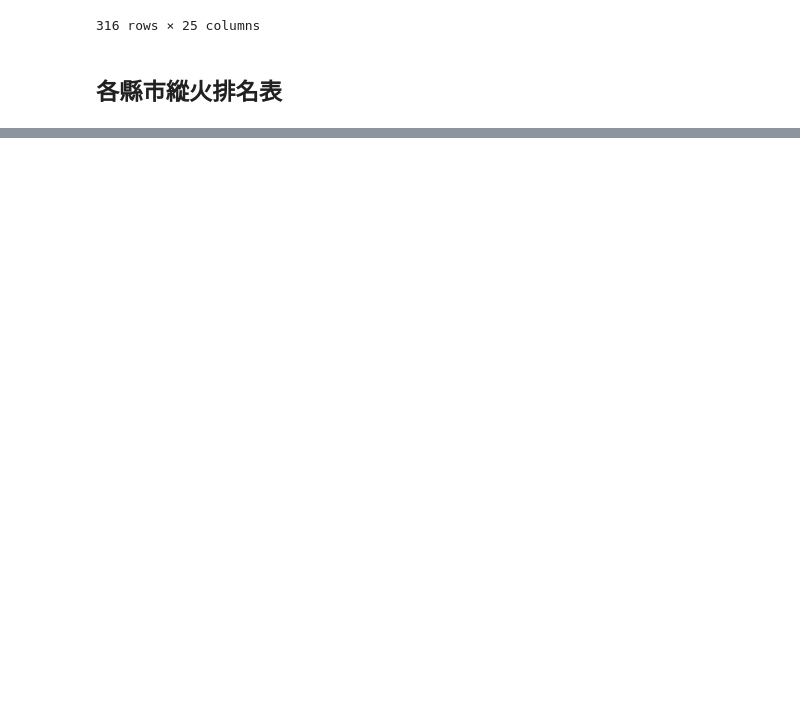
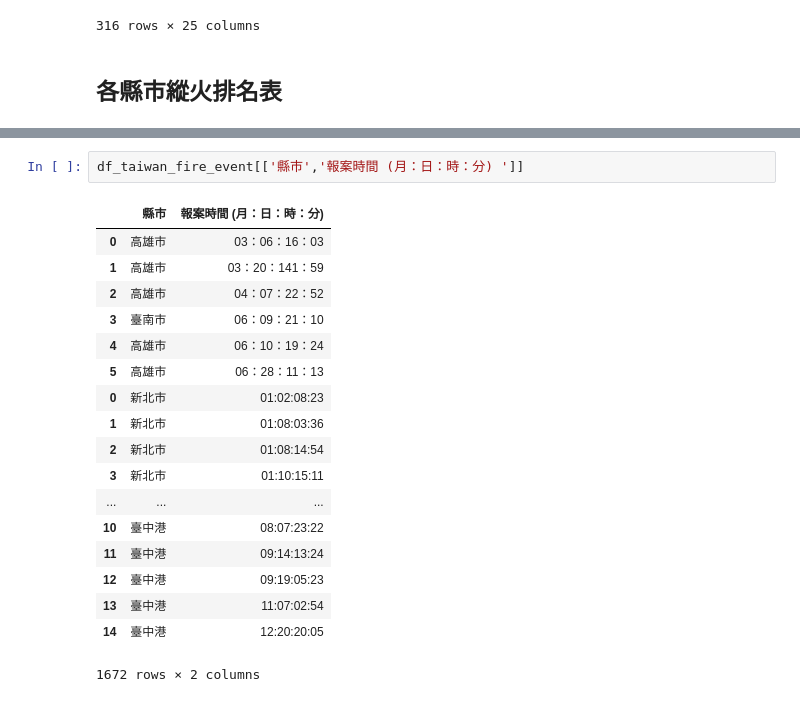
Before and after one commit to mosdeo/104-Taichung_FireDisasterEvent_DataMining, a Jupyter notebook: 104年臺灣火災事件資料探勘.ipynb, the cells around one changed output, grey strips where cells are left out. Saved outputs shown, nothing was run; the diff lists cells and outputs as text; blank space fills up the shorter version.

```diff
--- a/104年臺灣火災事件資料探勘.ipynb
+++ b/104年臺灣火災事件資料探勘.ipynb
@@ -257,0 +310,21 @@ plt.show()
+# %%
+df_taiwan_fire_event[['縣市','報案時間 (月：日：時：分) ']]
+# %% [output]
+|  | 縣市 | 報案時間 (月：日：時：分) |
+| 0 | 高雄市 | 03：06：16：03 |
+| 1 | 高雄市 | 03：20：141：59 |
+| 2 | 高雄市 | 04：07：22：52 |
+| 3 | 臺南市 | 06：09：21：10 |
+| 4 | 高雄市 | 06：10：19：24 |
+| 5 | 高雄市 | 06：28：11：13 |
+| 0 | 新北市 | 01:02:08:23 |
+| 1 | 新北市 | 01:08:03:36 |
+| 2 | 新北市 | 01:08:14:54 |
+| 3 | 新北市 | 01:10:15:11 |
+| ... | ... | ... |
+| 10 | 臺中港 | 08:07:23:22 |
+| 11 | 臺中港 | 09:14:13:24 |
+| 12 | 臺中港 | 09:19:05:23 |
+| 13 | 臺中港 | 11:07:02:54 |
+| 14 | 臺中港 | 12:20:20:05 |
+1672 rows × 2 columns
```
Also changed, not shown: parts of 10 cells of this notebook.
